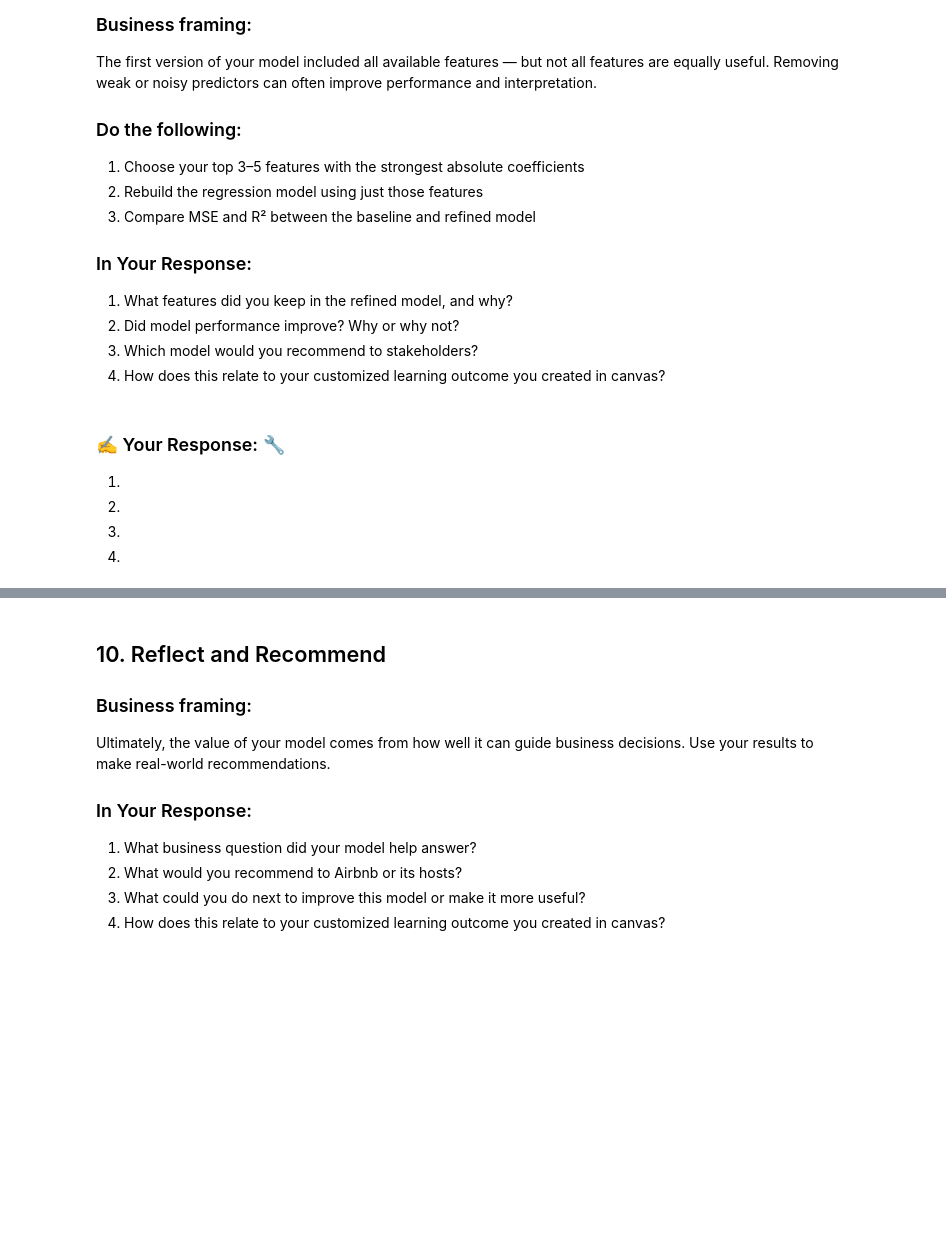
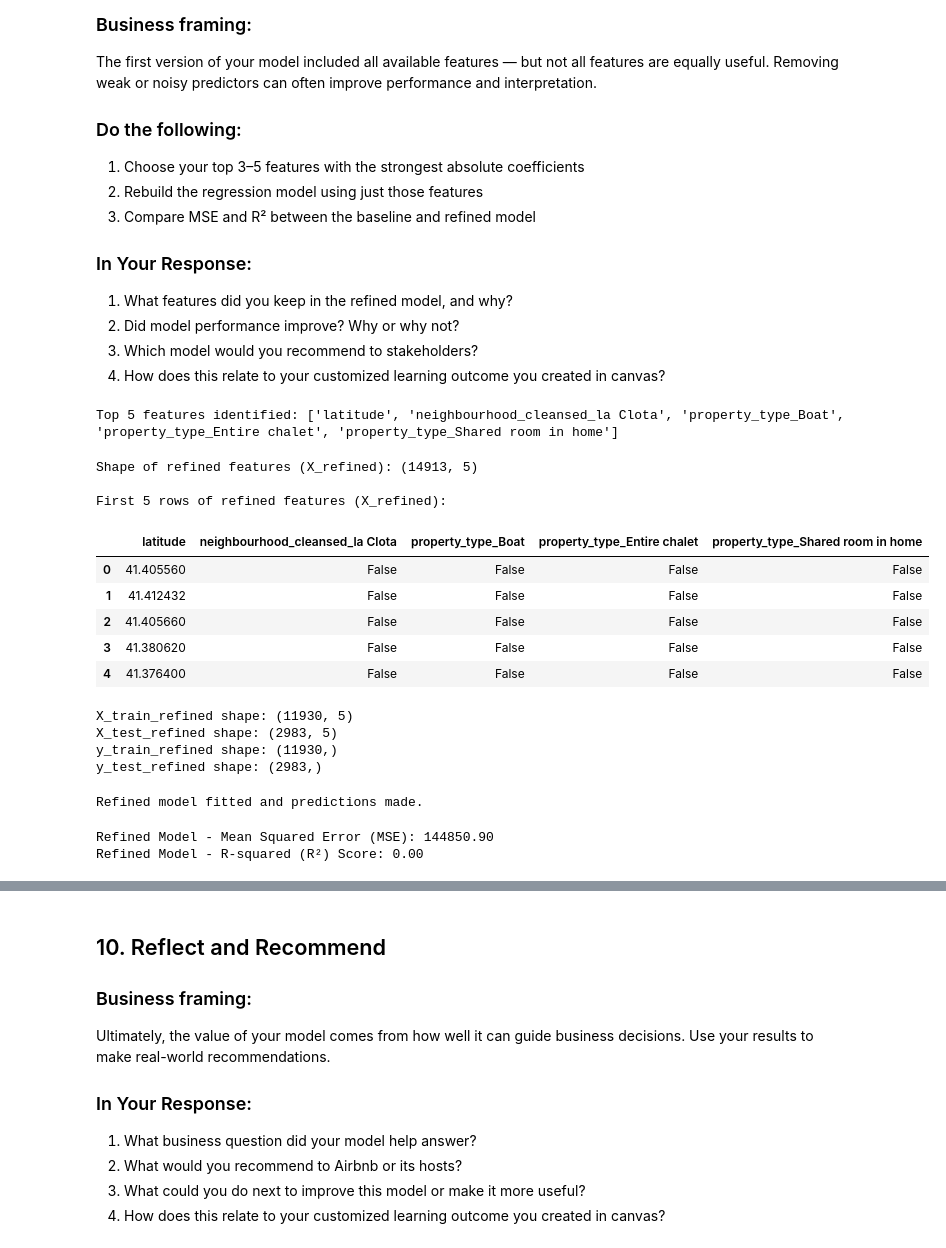
Before and after one commit to amillie100/MillerMan, a Jupyter notebook: Assignments/assignment_11_regression.ipynb, the cells around one changed output, grey strips where cells are left out. Cells and saved outputs as stored; diff of their text form; code cells hidden in the pictures; blank space fills up the shorter version.

```diff
--- a/Assignments/assignment_11_regression.ipynb
+++ b/Assignments/assignment_11_regression.ipynb
@@ -202,9 +447,64 @@ The first version of your model included all available features — but not all
-# %% [markdown]
-### ✍️ Your Response: 🔧
-1.
-
-2.
-
-3.
-
-4.
+# %%
+# Add code here 🔧
+top_5_features = ['latitude', 'neighbourhood_cleansed_la Clota', 'property_type_Boat', 'property_type_Entire chalet', 'property_type_Shared room in home']
+print("Top 5 features identified:", top_5_features)
+# %% [output]
+Top 5 features identified: ['latitude', 'neighbourhood_cleansed_la Clota', 'property_type_Boat', 'property_type_Entire chalet', 'property_type_Shared room in home']
+# %%
+X_refined = X[top_5_features]
+
+print(f"Shape of refined features (X_refined): {X_refined.shape}")
+print("\nFirst 5 rows of refined features (X_refined):")
+display(X_refined.head())
+# %% [output]
+Shape of refined features (X_refined): (14913, 5)
+
+First 5 rows of refined features (X_refined):
+|  | latitude | neighbourhood_cleansed_la Clota | property_type_Boat | property_type_Entire chalet | property_type_Shared room in home |
+| 0 | 41.405560 | False | False | False | False |
+| 1 | 41.412432 | False | False | False | False |
+| 2 | 41.405660 | False | False | False | False |
+| 3 | 41.380620 | False | False | False | False |
+| 4 | 41.376400 | False | False | False | False |
+# %%
+from sklearn.model_selection import train_test_split
+
+X_train_refined, X_test_refined, y_train_refined, y_test_refined = train_test_split(X_refined, y, test_size=0.2, random_state=42)
+
+print(f"X_train_refined shape: {X_train_refined.shape}")
+print(f"X_test_refined shape: {X_test_refined.shape}")
+print(f"y_train_refined shape: {y_train_refined.shape}")
+print(f"y_test_refined shape: {y_test_refined.shape}")
+# %% [output]
+X_train_refined shape: (11930, 5)
+X_test_refined shape: (2983, 5)
+y_train_refined shape: (11930,)
+y_test_refined shape: (2983,)
+# %%
+from sklearn.linear_model import LinearRegression
+
+# Initialize the Linear Regression model for the refined features
+refined_model = LinearRegression()
+
+# Fit the model to the refined training data
+refined_model.fit(X_train_refined, y_train_refined)
+
+# Predict prices on the refined test set
+y_pred_refined = refined_model.predict(X_test_refined)
+
+print("Refined model fitted and predictions made.")
+# %% [output]
+Refined model fitted and predictions made.
+# %%
+from sklearn.metrics import mean_squared_error, r2_score
+
+# Calculate Mean Squared Error (MSE) for the refined model
+mse_refined = mean_squared_error(y_test_refined, y_pred_refined)
+print(f"Refined Model - Mean Squared Error (MSE): {mse_refined:.2f}")
+
+# Calculate R-squared (R²) score for the refined model
+r2_refined = r2_score(y_test_refined, y_pred_refined)
+print(f"Refined Model - R-squared (R²) Score: {r2_refined:.2f}")
+# %% [output]
+Refined Model - Mean Squared Error (MSE): 144850.90
+Refined Model - R-squared (R²) Score: 0.00
```
Also changed, not shown: parts of 32 cells of this notebook.
